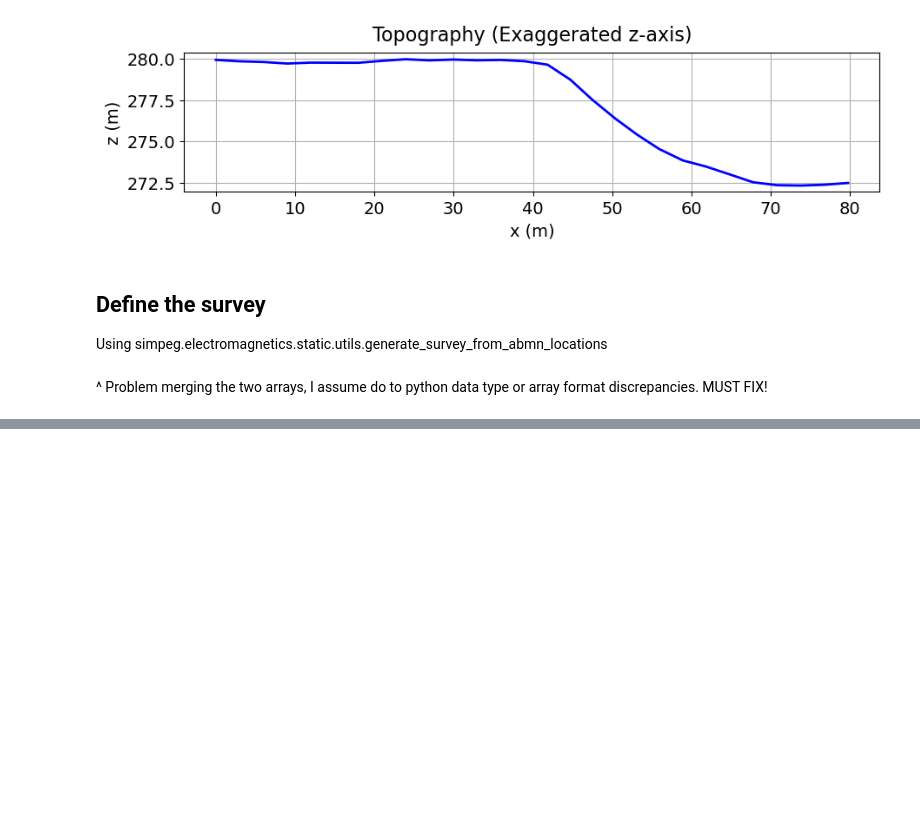
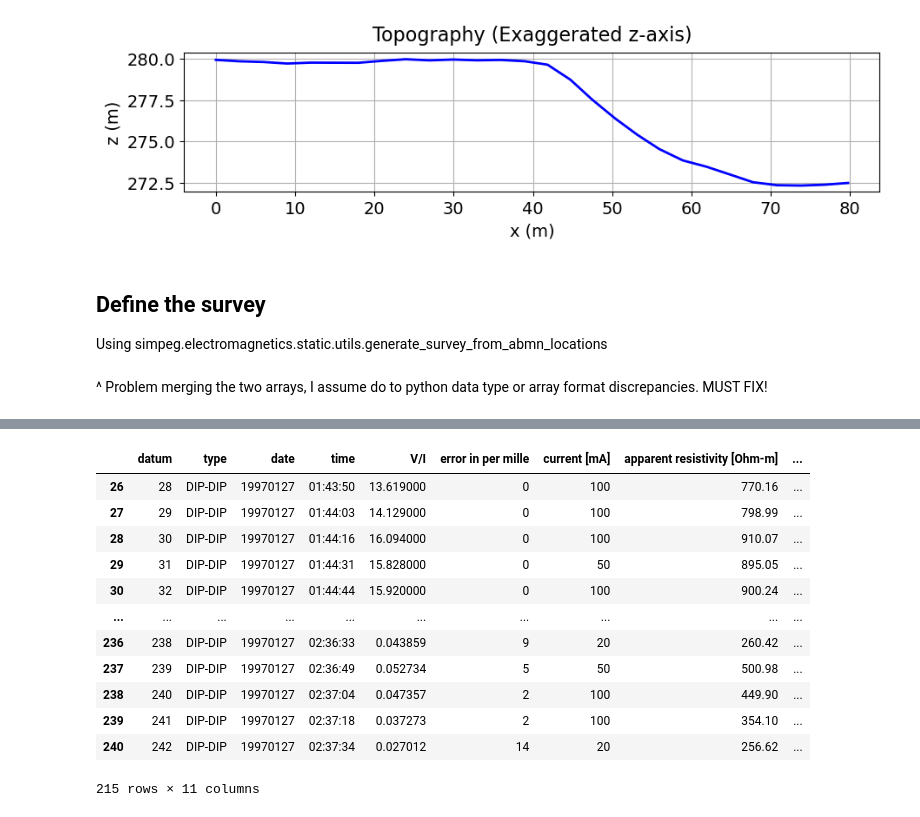
Before and after one commit to rbcmendoza/eosc-556b-project, a Jupyter notebook: phase1.ipynb, the cells around one changed output, grey strips where cells are left out. Drawn from its saved outputs; the diff is of its cells as text; code cells hidden in the pictures; blank space fills up the shorter version.

```diff
--- a/phase1.ipynb
+++ b/phase1.ipynb
@@ -121,0 +169,19 @@ loc_n = np.c_(location_n, topo_2d[:,1])
+# %%
+# Remove rows with type = RESIST
+raw_data = raw_data[~raw_data.loc[:,'type'].str.contains("RESIST", na=False)]
+# %%
+raw_data
+# %% [output]
+|  | datum | type | date | time | V/I | error in per mille | current [mA] | apparent resistivity [Ohm-m] | ... |
+| 26 | 28 | DIP-DIP | 19970127 | 01:43:50 | 13.619000 | 0 | 100 | 770.16 | ... |
+| 27 | 29 | DIP-DIP | 19970127 | 01:44:03 | 14.129000 | 0 | 100 | 798.99 | ... |
+| 28 | 30 | DIP-DIP | 19970127 | 01:44:16 | 16.094000 | 0 | 100 | 910.07 | ... |
+| 29 | 31 | DIP-DIP | 19970127 | 01:44:31 | 15.828000 | 0 | 50 | 895.05 | ... |
+| 30 | 32 | DIP-DIP | 19970127 | 01:44:44 | 15.920000 | 0 | 100 | 900.24 | ... |
+| ... | ... | ... | ... | ... | ... | ... | ... | ... | ... |
+| 236 | 238 | DIP-DIP | 19970127 | 02:36:33 | 0.043859 | 9 | 20 | 260.42 | ... |
+| 237 | 239 | DIP-DIP | 19970127 | 02:36:49 | 0.052734 | 5 | 50 | 500.98 | ... |
+| 238 | 240 | DIP-DIP | 19970127 | 02:37:04 | 0.047357 | 2 | 100 | 449.90 | ... |
+| 239 | 241 | DIP-DIP | 19970127 | 02:37:18 | 0.037273 | 2 | 100 | 354.10 | ... |
+| 240 | 242 | DIP-DIP | 19970127 | 02:37:34 | 0.027012 | 14 | 20 | 256.62 | ... |
+215 rows × 11 columns
```
Also changed, not shown: parts of 14 cells of this notebook.
